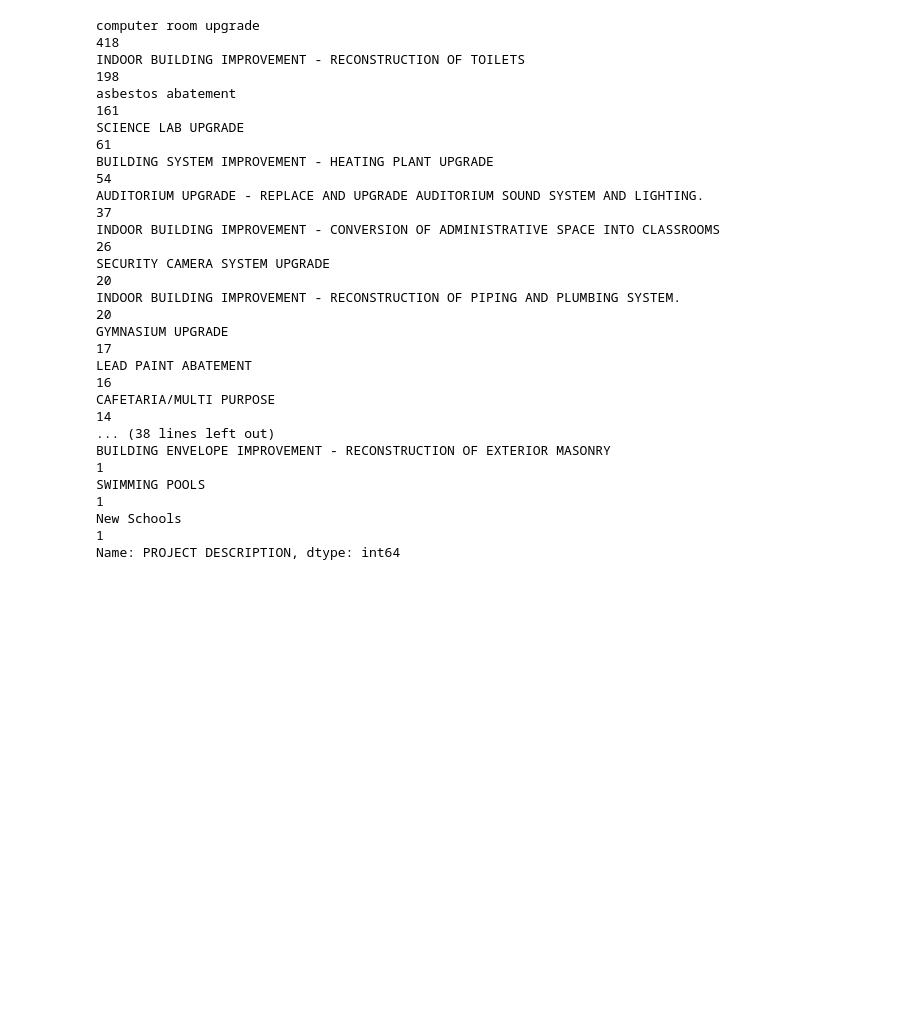
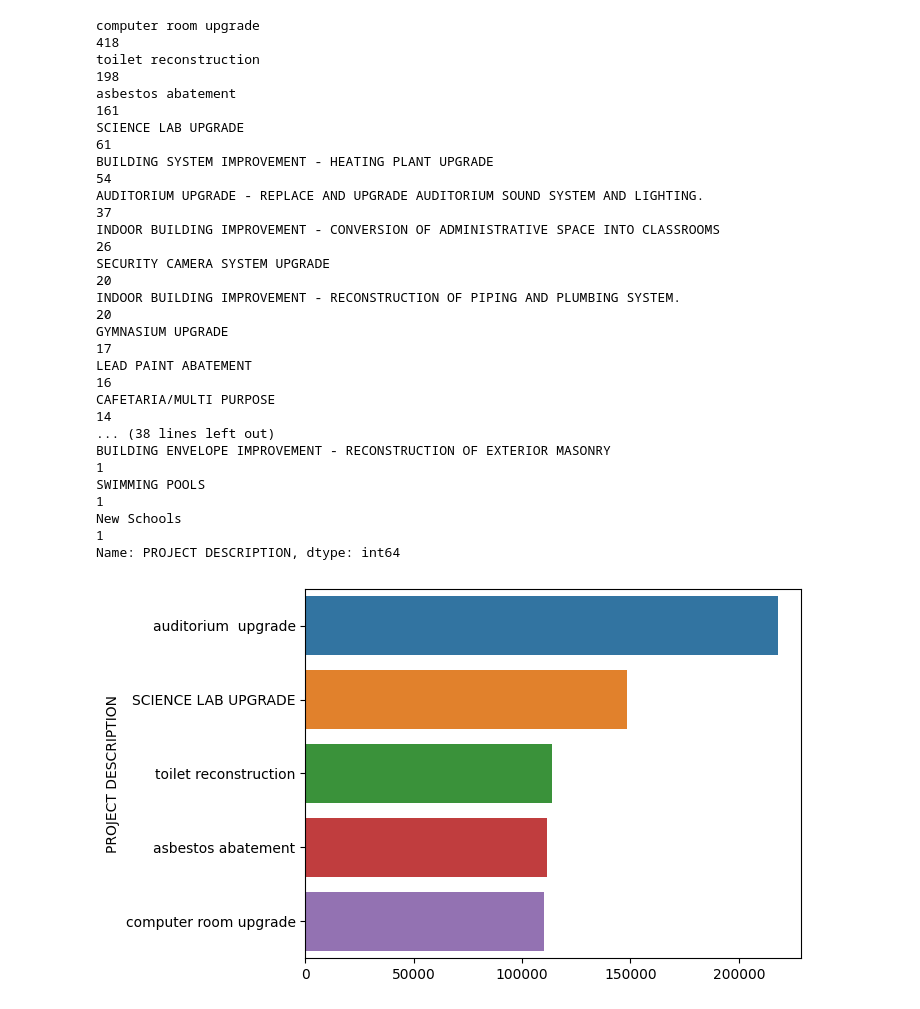
Before and after one commit to NeferaTati/State-Aid-Applications-NYC-, a Jupyter notebook: code/cda.ipynb, the cells around one changed output. Saved outputs shown, nothing was run; the diff lists cells and outputs as text; code cells hidden in the pictures; blank space fills up the shorter version.

```diff
--- a/code/cda.ipynb
+++ b/code/cda.ipynb
@@ -39,6 +39,10 @@ import numpy as np
 cond = df["PROJECT DESCRIPTION"] == "INDOOR BUILDING IMPROVEMENT - COMPUTER ROOM WIRING TO UPGRADE COMPUTER LABS"
 
 df["PROJECT DESCRIPTION"] = np.where(cond, "computer room upgrade", df["PROJECT DESCRIPTION"])
+# %%
+cond = df["PROJECT DESCRIPTION"] == "AUDITORIUM UPGRADE - REPLACE AND UPGRADE AUDITORIUM SOUND SYSTEM AND LIGHTING."
+
+df["PROJECT DESCRIPTION"] = np.where(cond, "auditorium  upgrade", df["PROJECT DESCRIPTION"])
 # %%
 cond_toilet = df["PROJECT DESCRIPTION"] == "INDOOR BUILDING IMPROVEMENT - RECONSTRUCTION OF TOILETS"
 
@@ -51,7 +55,7 @@ df["PROJECT DESCRIPTION"] = np.where(cond_toilet, "asbestos abatement", df["PROJ
 df["PROJECT DESCRIPTION"].value_counts()
 # %% [output]
 computer room upgrade                                                                                   418
-INDOOR BUILDING IMPROVEMENT - RECONSTRUCTION OF TOILETS                                                 198
+toilet reconstruction                                                                                   198
 asbestos abatement                                                                                      161
 SCIENCE LAB UPGRADE                                                                                      61
 BUILDING SYSTEM IMPROVEMENT - HEATING PLANT UPGRADE                                                      54
@@ -67,4 +71,23 @@ BUILDING ENVELOPE IMPROVEMENT - RECONSTRUCTION OF EXTERIOR MASONRY
 SWIMMING POOLS                                                                                            1
 New Schools                                                                                               1
 Name: PROJECT DESCRIPTION, dtype: int64
+# %%
+import matplotlib.pyplot as plt
+import seaborn as sns
+
+
+select_cols = ["computer room upgrade", "asbestos abatement", "SCIENCE LAB UPGRADE","toilet reconstruction","auditorium  upgrade"]
+
+df_select = df[df["PROJECT DESCRIPTION"].isin(select_cols)]
+
+borough = df[["BOROUGH", "SCHOOL NAME", "PROJECT DESCRIPTION", "SED APPROVED ESTIMATE"]]
+### most requested services among all 5Bouroughs
+
+proj_mean = df_select.groupby(by="PROJECT DESCRIPTION")["SED APPROVED ESTIMATE"].mean().sort_values(ascending=False)
+
+sns.barplot(x = proj_mean.values, y = proj_mean.index)
+plt.show()
+#print(proj_mean)
+# %% [output]
+[figure, added]
 # %%
```
Also changed, not shown: parts of 4 cells of this notebook, 1 other file.
